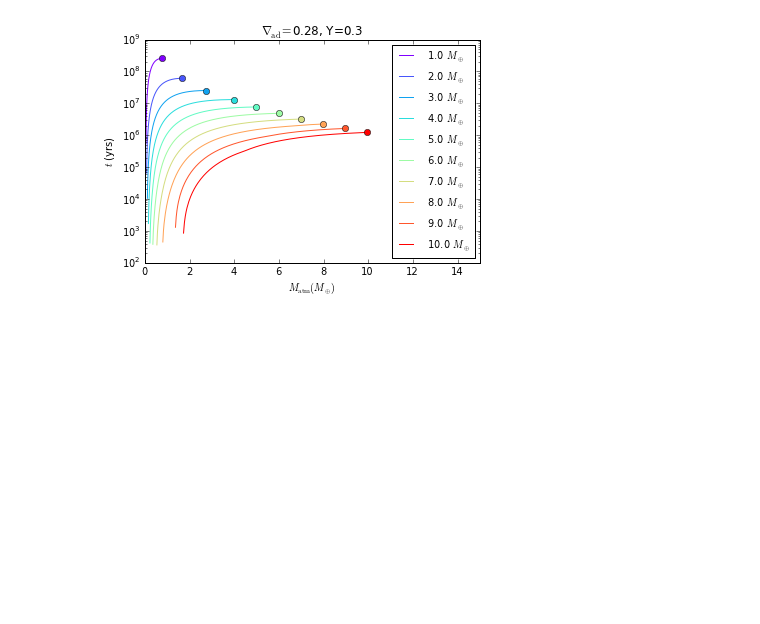
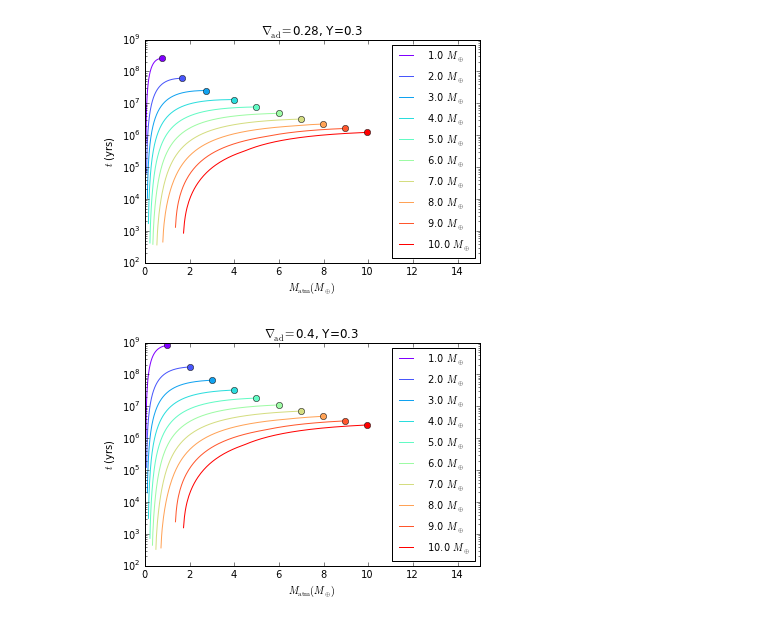
Before and after one commit to apiso/core_accretion, a Jupyter notebook: python/RadSGPoly/cooling_fixed_disklife.ipynb, the cells around one changed output. Cells and saved outputs as stored; diff of their text form; code cells hidden in the pictures; blank space fills up the shorter version.

```diff
--- a/python/RadSGPoly/cooling_fixed_disklife.ipynb
+++ b/python/RadSGPoly/cooling_fixed_disklife.ipynb
@@ -14,6 +14,7 @@ import matplotlib.cm as cm
 # %%
 a = 10
 delad27 = 2./7
+delad25 = 2./5
 Y00 = 0.0
 Y03 = 0.3
 
@@ -24,6 +25,10 @@ prms00 = params(Me, Re, a, delad27, Y00, gamma = gammafn(delad27), R = Rfn(Y00),
 prms03 = params(Me, Re, a, delad27, Y03, gamma = gammafn(delad27), R = Rfn(Y03), \
               Cv = Cvfn(Y03, delad27), Pd = Pdisk(a, mstar, FSigma, FT), \
               Td = Tdisk(a, FT), kappa = kdust)
+
+prms03m = params(Me, Re, a, delad25, Y03, gamma = gammafn(delad27), R = Rfn(Y03), \
+              Cv = Cvfn(Y03, delad27), Pd = Pdisk(a, mstar, FSigma, FT), \
+              Td = Tdisk(a, FT), kappa = kdust)
 # %%
 atm001 = atmload('Mc5.0.npz', prms = prms00)
 atm002 = atmload('Mc6.0.npz', prms = prms00)
@@ -53,8 +69,12 @@ param00 = [atm001[1], atm002[1], atm003[1], atm004[1], atm005[1], atm006[1], atm
 model03 = [atm031[0], atm032[0], atm033[0], atm034[0], atm035[0], atm036[0], atm037[0], atm038[0], atm039[0], atm0310[0]]
 param03 = [atm031[1], atm032[1], atm033[1], atm034[1], atm035[1], atm036[1], atm037[1], atm038[1], atm039[1], atm0310[1]]
 
+model03m = [atm031m[0], atm032m[0], atm033m[0], atm034m[0], atm035m[0], atm036m[0], atm037m[0], atm038m[0], atm039m[0], atm0310m[0]]
+param03m = [atm031m[1], atm032m[1], atm033m[1], atm034m[1], atm035m[1], atm036m[1], atm037m[1], atm038m[1], atm039m[1], atm0310m[1]]
+
 Mc00 = numpy.linspace(5, 14, 10)
 Mc03 = numpy.linspace(1, 10, 10)
+Mc03m = numpy.linspace(1, 10, 10)
 # %%
 Mct_a10_00 = ph.t_vs_Mc_fixed_a(2. / 7, 0.0, 10.0, returnt = 1)
 Mct_a10_03 = ph.t_vs_Mc_fixed_a(2. / 7, 0.3, 10.0, returnt = 1)
@@ -145,6 +173,35 @@ if savefig != 0:
     plt.savefig(userpath + '/figs/ModelAtmospheres/RadSelfGravPoly/' + filename)
 # %% [output]
 [figure]
+# %%
+rnb = numpy.linspace(0, 256, 10)
+mtot = 0
+savefig = 0
+filename = 'cumul_coolingtime_vs_Matm_10au_Y0.3_delad25.pdf'
+
+if mtot == 0:
+
+    for i in range(10):
+        plt.semilogy(param03m[i].MB[1:] - Mc03m[i], tcum03m[i], c = cm.rainbow(numpy.int(rnb[i])), \
+                     label = r' %s $M_{\oplus}$' % str(Mc03m[i]))
+        plt.semilogy(Mcrittot03m[i] - Mc03m[i], ttot03m[i], 'o', c = cm.rainbow(numpy.int(rnb[i])))
+    plt.xlabel(r'$M_{\mathrm{atm}}(M_{\oplus})$')
+    plt.xlim(0,15)
+
+else:
+    for i in range(10):
+        plt.semilogy(param03m[i].MB[1:], tcum03m[i], c = cm.rainbow(numpy.int(rnb[i])), \
+                     label = r' %s $M_{\oplus}$' % str(Mc03m[i]))
+        plt.semilogy(Mcrittot03m[i], ttot03m[i], 'o', c = cm.rainbow(numpy.int(rnb[i])))
+    plt.xlabel(r'$M(M_{\oplus})$')
+
+plt.legend(loc = 4, prop = {'size':10})
+plt.ylabel(r'$t$ (yrs)')
+plt.title(r'$\nabla_{\mathrm{ad}}=$' + str(delad25)[:4] + ', Y=' + str(Y03))
+if savefig != 0:
+    plt.savefig(userpath + '/figs/ModelAtmospheres/RadSelfGravPoly/' + filename)
+# %% [output]
+[figure, added]
 # %%
 au = numpy.linspace(10, 100, 10)
 
```
Also changed, not shown: parts of 7 cells of this notebook, 4 other files.
